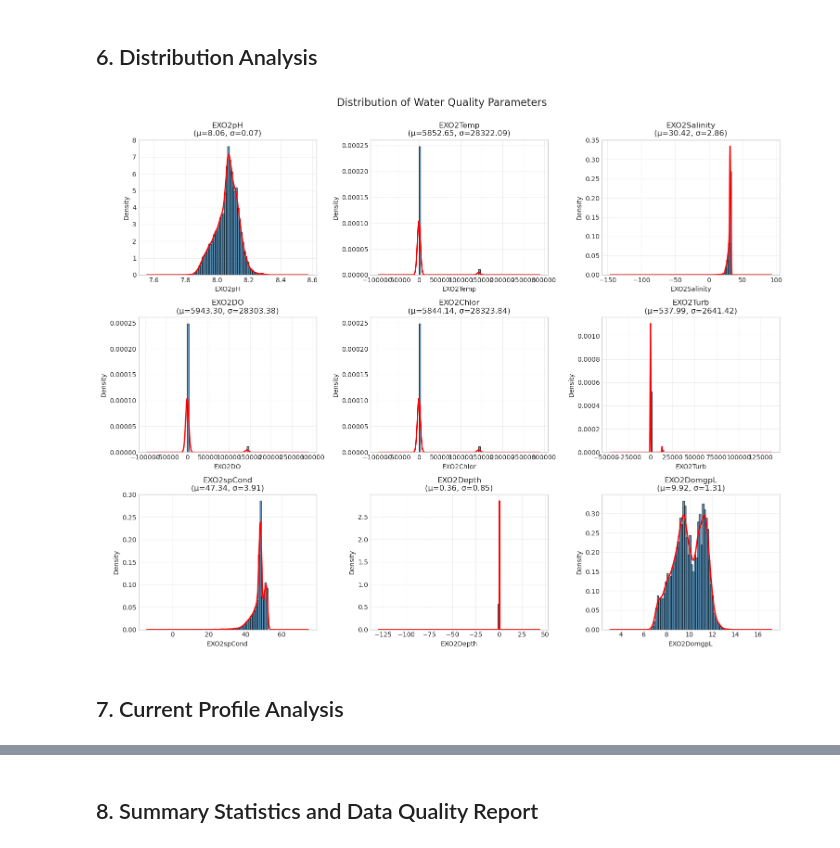
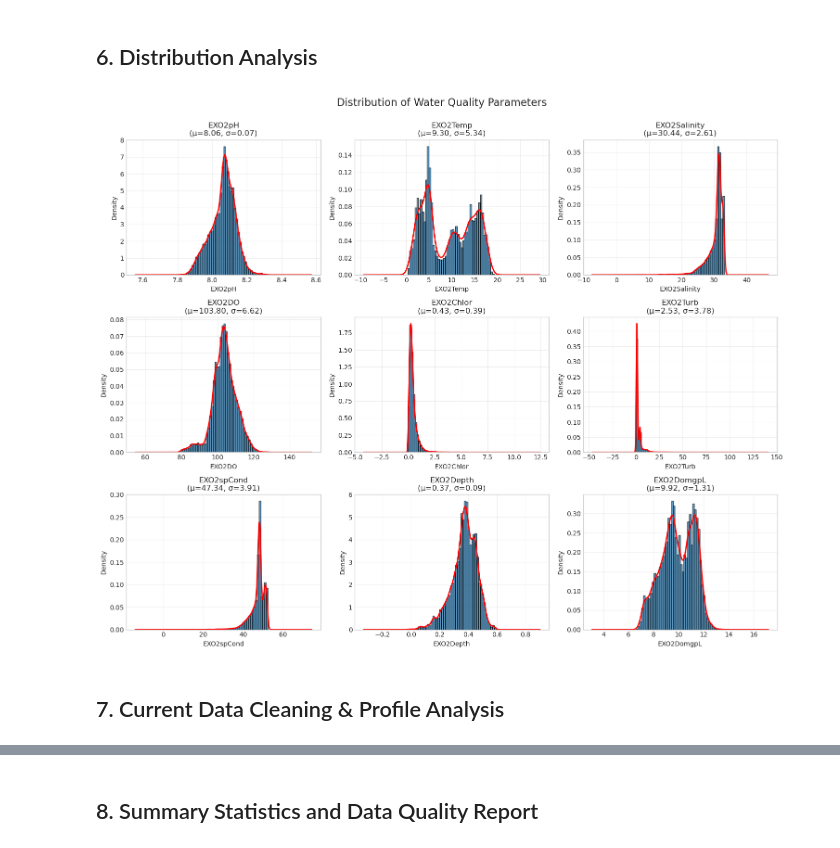
Before and after one commit to lhzn-io/imta-analytics, a Jupyter notebook: notebooks/01_initial_data_exploration.ipynb, the cells around one changed output, grey strips where cells are left out. Drawn from its saved outputs; the diff is of its cells as text; code cells hidden in the pictures.

```diff
--- a/notebooks/01_initial_data_exploration.ipynb
+++ b/notebooks/01_initial_data_exploration.ipynb
@@ -633,7 +633,7 @@ wq_params = ['EXO2pH', 'EXO2Temp', 'EXO2spCond', 'EXO2Salinity',
              'EXO2Turb', 'EXO2Chlor', 'EXO2DO', 'EXO2DomgpL', 'EXO2Depth']
 
 fig, ax, correlation_matrix = plot_correlation_heatmap(
-    df=exo2_df,
+    df=exo2_clean,
     columns=wq_params,
     title='Water Quality Parameters Correlation Matrix',
     figsize=(10, 8),
@@ -675,31 +667,31 @@ Strongest Correlations (|r| > 0.7):
 # %%
 # Create distribution plots
 fig, axes = plt.subplots(3, 3, figsize=(15, 12))
 fig.suptitle('Distribution of Water Quality Parameters', fontsize=16, y=1.00)
 
 plot_params = ['EXO2pH', 'EXO2Temp', 'EXO2Salinity', 'EXO2DO',
                'EXO2Chlor', 'EXO2Turb', 'EXO2spCond', 'EXO2Depth', 'EXO2DomgpL']
 
 for idx, param in enumerate(plot_params):
     row = idx // 3
     col = idx % 3
     ax = axes[row, col]
 
     # Histogram with KDE
-    data = exo2_df[param].dropna()
+    data = exo2_clean[param].dropna()
     ax.hist(data, bins=50, alpha=0.7, edgecolor='black', density=True)
 
     # Add KDE line
     data.plot.kde(ax=ax, color='red', linewidth=2)
 
     ax.set_xlabel(param)
     ax.set_ylabel('Density')
     ax.set_title(f'{param}\n(μ={data.mean():.2f}, σ={data.std():.2f})')
     ax.grid(True, alpha=0.3)
 
 plt.tight_layout()
 plt.show()
 # %% [output]
-[figure, old version]
+[figure, new version]
 # %% [markdown]
-## 7. Current Profile Analysis
+## 7. Current Data Cleaning & Profile Analysis
```
Also changed, not shown: parts of 7 cells of this notebook.
